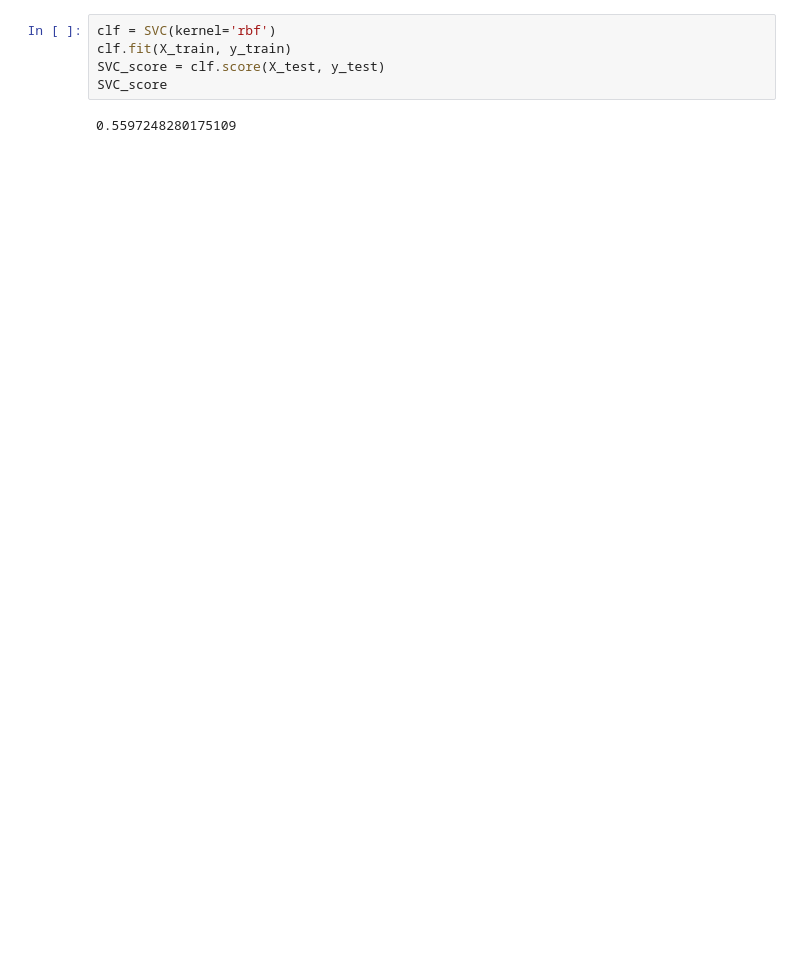
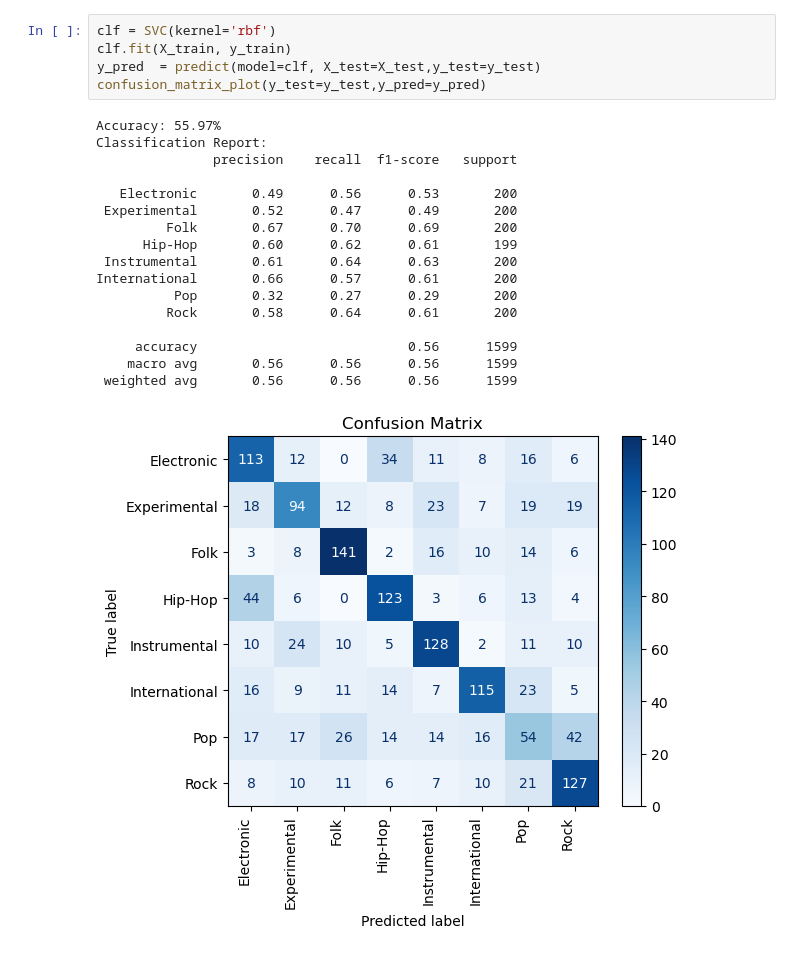
Before and after one commit to hishamad/Music-Genre-Classification, a Jupyter notebook: allmodels.ipynb, the cells around one changed output. Cells and saved outputs as stored; diff of their text form; blank space fills up the shorter version.

```diff
--- a/allmodels.ipynb
+++ b/allmodels.ipynb
@@ -58,10 +67,26 @@ RF_score
 # %%
 clf = SVC(kernel='rbf')
 clf.fit(X_train, y_train)
-SVC_score = clf.score(X_test, y_test)
-SVC_score
+y_pred  = predict(model=clf, X_test=X_test,y_test=y_test)
+confusion_matrix_plot(y_test=y_test,y_pred=y_pred)
 # %% [output]
-0.5597248280175109
+Accuracy: 55.97%
+Classification Report:
+               precision    recall  f1-score   support
+
+   Electronic       0.49      0.56      0.53       200
+ Experimental       0.52      0.47      0.49       200
+         Folk       0.67      0.70      0.69       200
+      Hip-Hop       0.60      0.62      0.61       199
+ Instrumental       0.61      0.64      0.63       200
+International       0.66      0.57      0.61       200
+          Pop       0.32      0.27      0.29       200
+         Rock       0.58      0.64      0.61       200
+
+     accuracy                           0.56      1599
+    macro avg       0.56      0.56      0.56      1599
+ weighted avg       0.56      0.56      0.56      1599
+[figure, added]
 # %%
 clf  = KNeighborsClassifier(n_neighbors=5)
 clf.fit(X_train, y_train)
```
Also changed, not shown: parts of 11 cells of this notebook.
